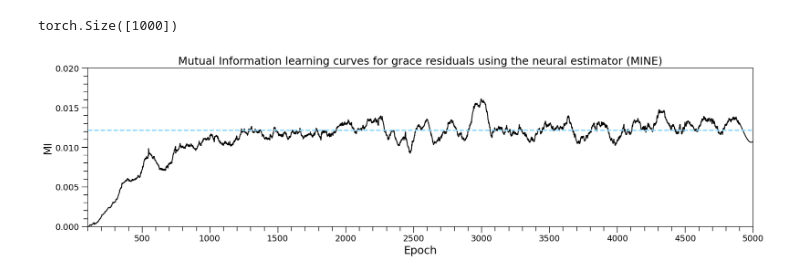
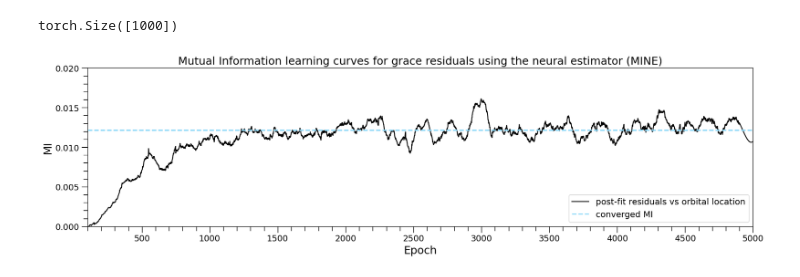
Before and after one commit to brandonlpanos/grace, a Jupyter notebook: grace.ipynb, the cells around one changed output. Cells and saved outputs as stored; diff of their text form; code cells hidden in the pictures.

```diff
--- a/grace.ipynb
+++ b/grace.ipynb
@@ -178,25 +178,26 @@ for epoch in range(n_epoch):
 # %%
 # Plot results
 fig, ax = plt.subplots(figsize=(17,5))
 rcParams['font.size'] = 14
 plt.title('Mutual Information learning curves for grace residuals using the neural estimator (MINE)', fontsize=18)
 from scipy.signal import savgol_filter
 mi_smoother = savgol_filter(mi_hist, 200, 3) # window size 200, polynomial order 3
-plt.plot(mi_smoother, c='k')
-plt.axhline(np.mean(mi_hist[1000::]), c='#8dd8f8', linestyle='--', linewidth=2)
+plt.plot(mi_smoother, c='k', label='post-fit residuals vs orbital location')
+plt.axhline(np.mean(mi_hist[1000::]), c='#8dd8f8', linestyle='--', linewidth=2, label='converged MI')
 ax.xaxis.set_major_locator(MultipleLocator(500))
 ax.xaxis.set_minor_locator(MultipleLocator(100))
 ax.yaxis.set_major_locator(MultipleLocator(0.005))
 ax.yaxis.set_minor_locator(MultipleLocator(0.001))
 ax.tick_params(which='major', length=10,width=1)
 ax.tick_params(which='minor', length=7,width=1)
 plt.xlabel('Epoch', fontsize=18)
 plt.ylabel('MI', fontsize=18)
 plt.xlim(100,5000)
 plt.ylim(-0.0, 0.02)
+plt.legend(loc='lower right')
 plt.tight_layout()
+plt.savefig('/Users/brandonlpanos/Desktop/grace/figs/mi.png')
 plt.show()
-plt.savefig()
 plt.close(fig)
 # %% [output]
-[figure, old version]
+[figure, new version]
```
